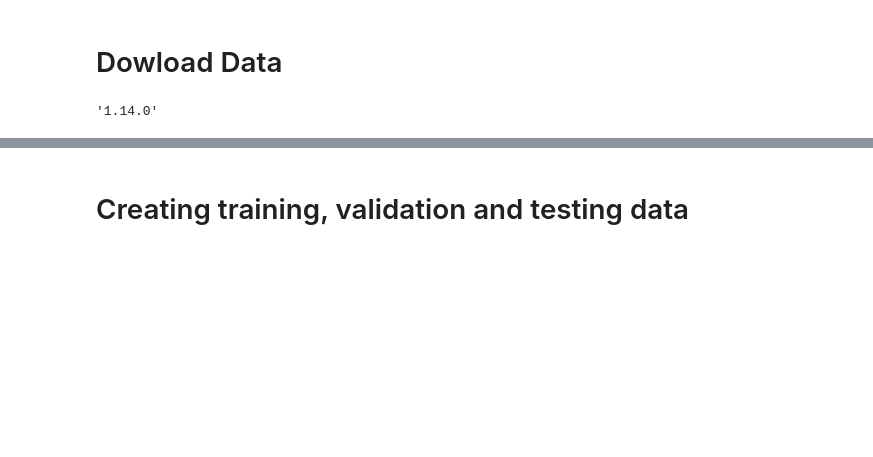
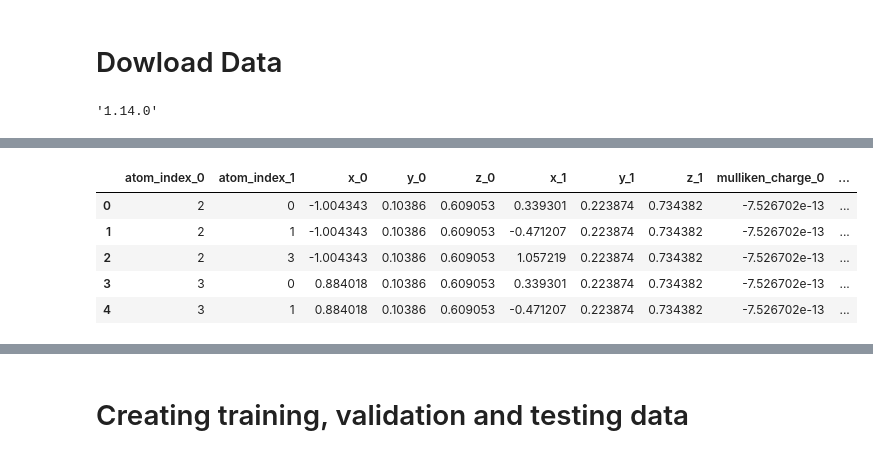
Before and after one commit to siddharth-ncl-work/kaggle_predicting_molecular_properties, a Jupyter notebook: c4_w4_model_train_eval.ipynb, the cells around one changed output, grey strips where cells are left out. Cells and saved outputs as stored; diff of their text form; code cells hidden in the pictures; blank space fills up the shorter version.

```diff
--- a/c4_w4_model_train_eval.ipynb
+++ b/c4_w4_model_train_eval.ipynb
@@ -95,10 +106 @@ Index(['atom_index_0', 'atom_index_1', 'x_0', 'y_0', 'z_0', 'x_1', 'y_1',
       dtype='object')
-# %%
-test.drop('scalar_coupling_constant',axis=1,inplace=True)
-test=test[['atom_index_0', 'atom_index_1', 'x_0', 'y_0', 'z_0', 'x_1', 'y_1',
-       'z_1', 'distance', 'type_enc', 'atom_1_enc', 'atom_0_enc', 'rc_A',
-       'rc_B', 'rc_C', 'mu', 'alpha', 'homo', 'lumo', 'gap', 'r2', 'zpve',
-       'U0', 'U', 'H', 'G', 'Cv', 'freqs_min', 'freqs_max', 'freqs_mean',
-       'linear', 'mulliken_min', 'mulliken_max', 'mulliken_mean',
-       'mulliken_atom_0', 'mulliken_atom_1', 'pairs_enc', 'bond_int',]]
-test.head()
@@ -140 +126,11 @@ Index(['atom_index_0', 'atom_index_1', 'x_0', 'y_0', 'z_0', 'x_1', 'y_1',
       dtype='object')
+# %%
+test.drop(drop_cols,axis=1,inplace=True)
+test.head()
+# %% [output]
+|  | atom_index_0 | atom_index_1 | x_0 | y_0 | z_0 | x_1 | y_1 | z_1 | mulliken_charge_0 | ... |
+| 0 | 2 | 0 | -1.004343 | 0.10386 | 0.609053 | 0.339301 | 0.223874 | 0.734382 | -7.526702e-13 | ... |
+| 1 | 2 | 1 | -1.004343 | 0.10386 | 0.609053 | -0.471207 | 0.223874 | 0.734382 | -7.526702e-13 | ... |
+| 2 | 2 | 3 | -1.004343 | 0.10386 | 0.609053 | 1.057219 | 0.223874 | 0.734382 | -7.526702e-13 | ... |
+| 3 | 3 | 0 | 0.884018 | 0.10386 | 0.609053 | 0.339301 | 0.223874 | 0.734382 | -7.526702e-13 | ... |
+| 4 | 3 | 1 | 0.884018 | 0.10386 | 0.609053 | -0.471207 | 0.223874 | 0.734382 | -7.526702e-13 | ... |
```
Also changed, not shown: parts of 42 cells of this notebook.
